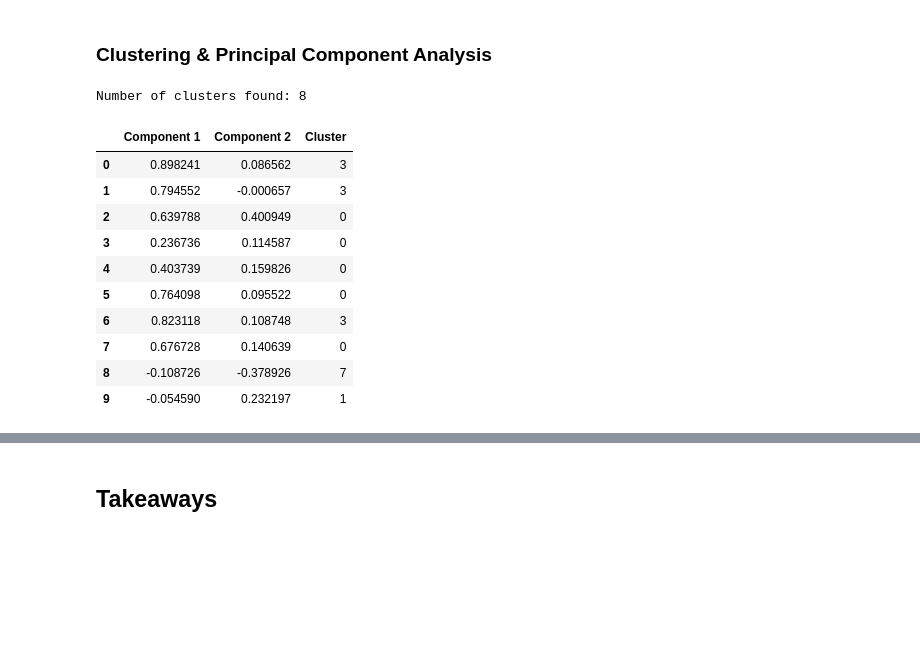
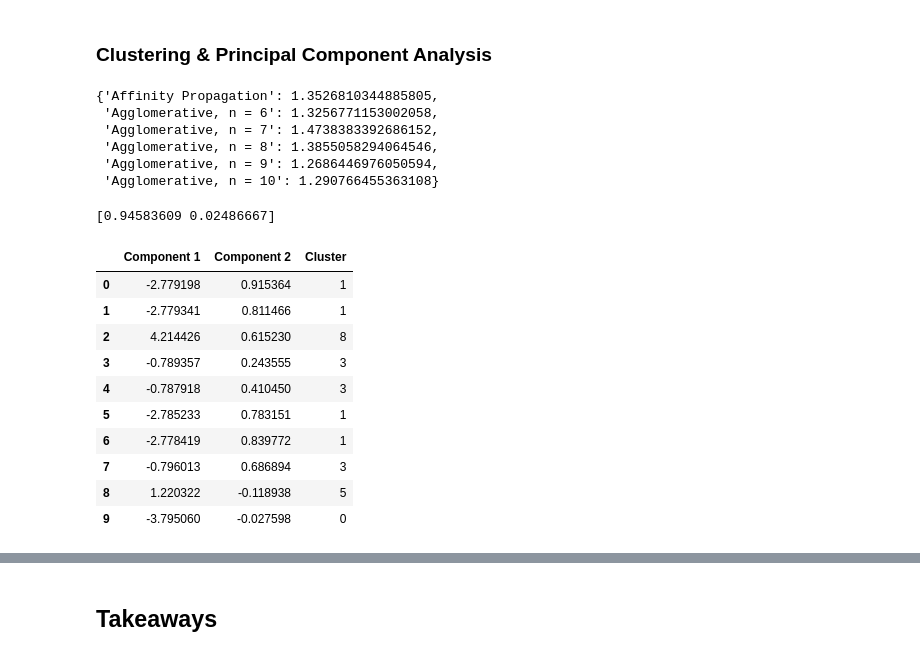
Before and after one commit to oikheloa/oikheloa.github.io, a Jupyter notebook: Final/CMSC320_Final_Project.ipynb, the cells around one changed output, grey strips where cells are left out. Saved outputs shown, nothing was run; the diff lists cells and outputs as text; code cells hidden in the pictures; blank space fills up the shorter version.

```diff
--- a/Final/CMSC320_Final_Project.ipynb
+++ b/Final/CMSC320_Final_Project.ipynb
@@ -140,35 +144,50 @@ plt.imshow(h, extent=[0, 1, 0, 1])
 # %% [markdown]
 ### Clustering & Principal Component Analysis
 # %%
-clusters = cluster.AffinityPropagation(preference=0).fit(features.values)
+affinity = cluster.AffinityPropagation(preference=0).fit(features.values)
 pref = 0
+db_scores = {}
 
-while (len(clusters.cluster_centers_) > 10):
+while (len(affinity.cluster_centers_) > 10):
     pref -= 1
-    clusters = cluster.AffinityPropagation(preference=pref).fit(features.values)
+    affinity = cluster.AffinityPropagation(preference=pref).fit(features.values)
 
-features['Cluster'] = clusters.labels_
-num_clusters = len(clusters.cluster_centers_)
-print("Number of clusters found: " + str(num_clusters))
+db_scores["Affinity Propagation"] = metrics.davies_bouldin_score(features.values, affinity.labels_)
+
+for n in range(6, 11):
+    aggl = cluster.AgglomerativeClustering(n_clusters=n).fit(features.values)
+    db_scores["Agglomerative, n = " + str(n)] = metrics.davies_bouldin_score(features.values, aggl.labels_)
+
+db_scores
 # %% [output]
-Number of clusters found: 8
+{'Affinity Propagation': 1.3526810344885805,
+ 'Agglomerative, n = 6': 1.3256771153002058,
+ 'Agglomerative, n = 7': 1.4738383392686152,
+ 'Agglomerative, n = 8': 1.3855058294064546,
+ 'Agglomerative, n = 9': 1.2686446976050594,
+ 'Agglomerative, n = 10': 1.290766455363108}
 # %%
+clusters = cluster.AgglomerativeClustering(n_clusters=9).fit(features.values)
+features['Cluster'] = clusters.labels_
+
 pca = decomposition.PCA(n_components=2)
 features_2d = pd.DataFrame(pca.fit_transform(features), columns=['Component 1', 'Component 2'])
 features_2d['Cluster'] = clusters.labels_
+print(pca.explained_variance_ratio_)
 features_2d.head(10)
 # %% [output]
+[0.94583609 0.02486667]
 |  | Component 1 | Component 2 | Cluster |
-| 0 | 0.898241 | 0.086562 | 3 |
-| 1 | 0.794552 | -0.000657 | 3 |
-| 2 | 0.639788 | 0.400949 | 0 |
-| 3 | 0.236736 | 0.114587 | 0 |
-| 4 | 0.403739 | 0.159826 | 0 |
-| 5 | 0.764098 | 0.095522 | 0 |
-| 6 | 0.823118 | 0.108748 | 3 |
-| 7 | 0.676728 | 0.140639 | 0 |
-| 8 | -0.108726 | -0.378926 | 7 |
-| 9 | -0.054590 | 0.232197 | 1 |
+| 0 | -2.779198 | 0.915364 | 1 |
+| 1 | -2.779341 | 0.811466 | 1 |
+| 2 | 4.214426 | 0.615230 | 8 |
+| 3 | -0.789357 | 0.243555 | 3 |
+| 4 | -0.787918 | 0.410450 | 3 |
+| 5 | -2.785233 | 0.783151 | 1 |
+| 6 | -2.778419 | 0.839772 | 1 |
+| 7 | -0.796013 | 0.686894 | 3 |
+| 8 | 1.220322 | -0.118938 | 5 |
+| 9 | -3.795060 | -0.027598 | 0 |
 # %%
 colors = ['red', 'orange', 'yellow', 'pink', 'green', 'blue', 'purple', 'black', 'cyan', 'grey']
 fig, ax = plt.subplots(figsize=(13,9))
```
Also changed, not shown: parts of 5 cells of this notebook, 1 other file.
